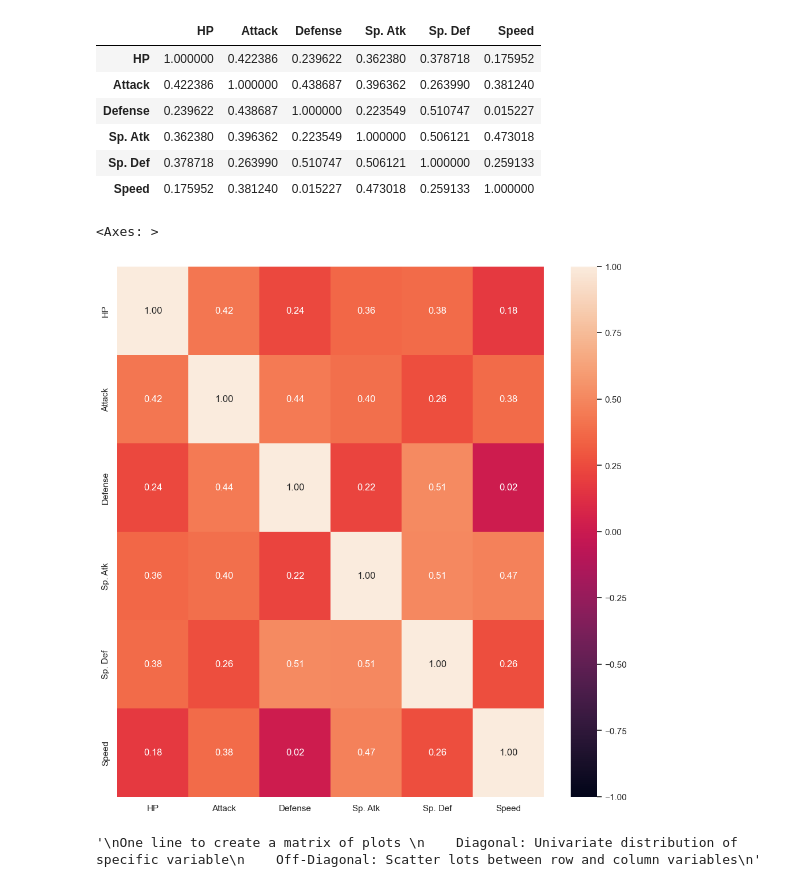
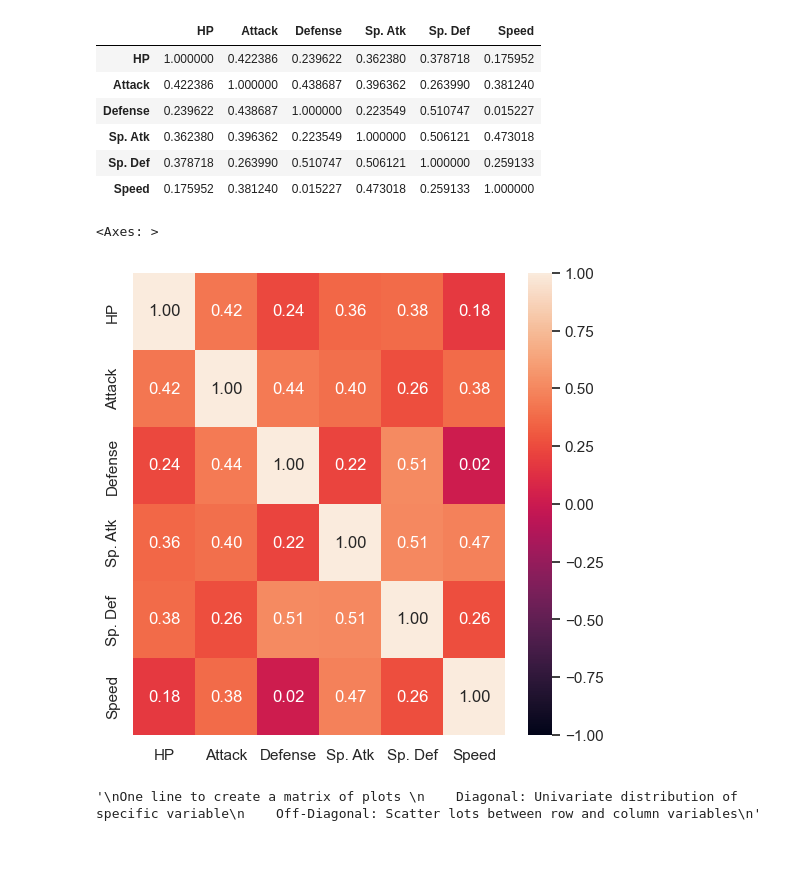
Before and after one commit to itsjunwei/IE0005-2026, a Jupyter notebook: Week3/M2 BasicStatistics.ipynb, the cells around one changed output. Cells and saved outputs as stored; diff of their text form; code cells hidden in the pictures; blank space fills up the shorter version.

```diff
--- a/Week3/M2 BasicStatistics.ipynb
+++ b/Week3/M2 BasicStatistics.ipynb
@@ -415,11 +424,11 @@ numDF.corr()
 | Speed | 0.175952 | 0.381240 | 0.015227 | 0.473018 | 0.259133 | 1.000000 |
 # %%
 # Heatmap of the Correlation Matrix
-f = plt.figure(figsize=(12, 12))
+f = plt.figure(figsize=(6, 6))
 sb.heatmap(numDF.corr(), vmin = -1, vmax = 1, annot = True, fmt = ".2f")
 # %% [output]
 <Axes: >
-[figure, old version]
+[figure, new version]
 # %%
 # Draw pairs of variables against one another
 sb.pairplot(data = numDF)
```
Also changed, not shown: parts of 11 cells of this notebook, 2 other files.
